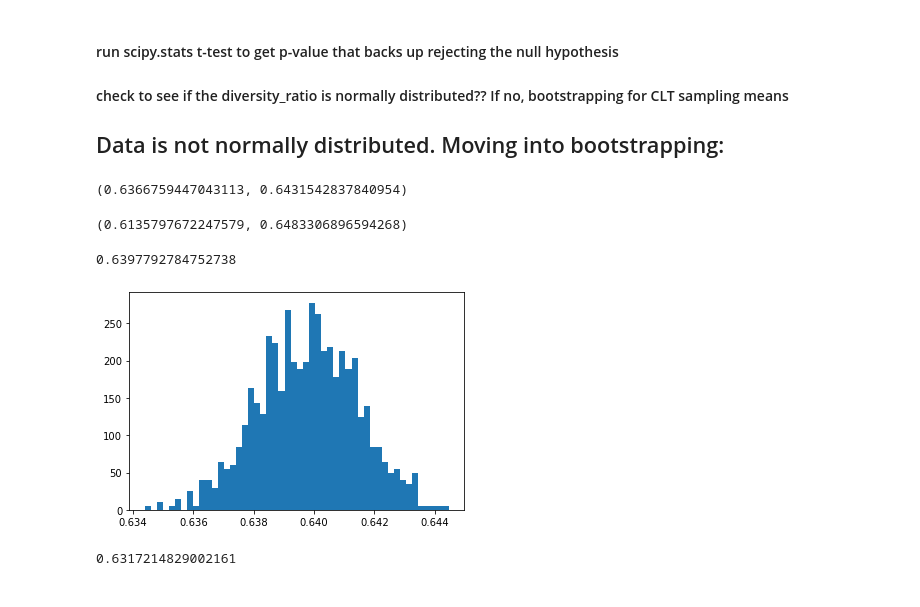
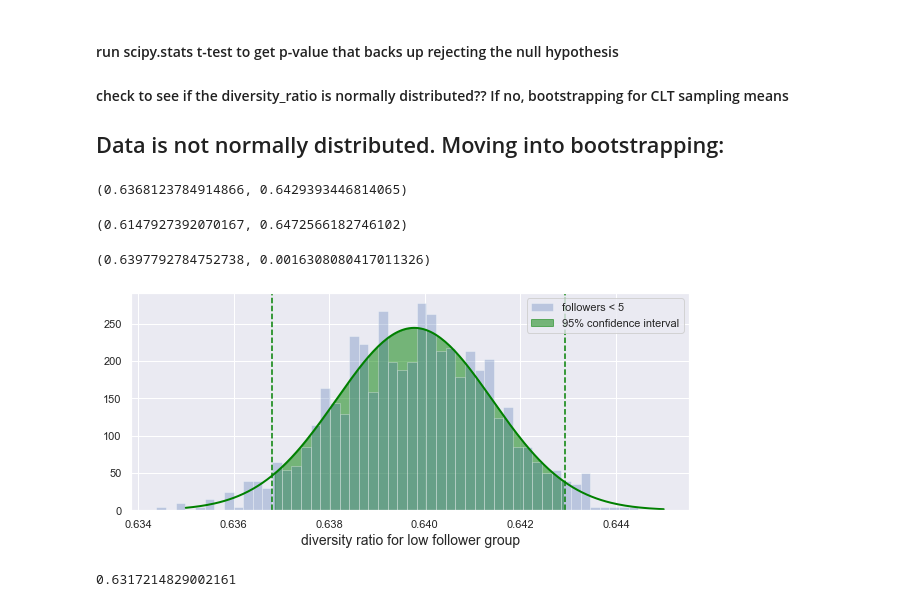
Before and after one commit to chris-stellato/capstone1, a Jupyter notebook: visuals_capstone1_day3.ipynb, the cells around one changed output. Cells and saved outputs as stored; diff of their text form; code cells hidden in the pictures.

```diff
--- a/visuals_capstone1_day3.ipynb
+++ b/visuals_capstone1_day3.ipynb
@@ -139,29 +151,43 @@ def bootstrap_ci(boot_samp_list, ci=95):
 
     return left_endpoint, right_endpoint
 # %%
-bootstrap_ci(bootstrap(less_than.diversity_ratio))
+less_left, less_right = bootstrap_ci(bootstrap(less_than.diversity_ratio))
+less_left, less_right
 # %% [output]
-(0.6366759447043113, 0.6431542837840954)
+(0.6368123784914866, 0.6429393446814065)
 # %%
-bootstrap_ci(bootstrap(greater_equal.diversity_ratio))
+greater_left, greater_right = bootstrap_ci(bootstrap(greater_equal.diversity_ratio))
+greater_left, greater_right
 # %% [output]
-(0.6135797672247579, 0.6483306896594268)
+(0.6147927392070167, 0.6472566182746102)
 # %%
 ## Overlap in confidence intervals, FAIL to reject the null hypothesis
 # %%
 less_sample_strap_list = np.array(bootstrap(less_than.diversity_ratio, 1000))
 
 less_mean_list = less_sample_strap_list.mean(axis=1)
-# %%
-less_mean_list.mean()
-# %% [output]
-0.6397792784752738
-# %%
-fig, ax = plt.subplots()
-ax.hist(less_mean_list, bins=50, density=True)
-plt.show()
-# %% [output]
-[figure, removed]
+# %%
+less_bootstrap_mean = less_mean_list.mean()
+less_bootstrap_std = less_mean_list.std()
+less_norm_dist = stats.norm(less_bootstrap_mean, less_bootstrap_std)
+less_bootstrap_mean, less_bootstrap_std
+# %% [output]
+(0.6397792784752738, 0.0016308080417011326)
+# %%
+x = np.linspace(.635, .645, num=200)
+
+fig, ax = plt.subplots(figsize=(10,4))
+ax.hist(less_mean_list, bins=50, density=True, alpha=0.3, label='followers < 5')
+ax.plot(x, less_norm_dist.pdf(x), linewidth=2, color='green')
+ax.axvline(less_left, color='green', linestyle='dashed')
+ax.axvline(less_right, color='green', linestyle='dashed')
+ax.fill_between(x, less_norm_dist.pdf(x), where=((less_left <= x) * (less_right >= x)), color='green', alpha = 0.5, label='95% confidence interval')
+ax.set_xlabel('diversity ratio for low follower group', fontsize=14)
+plt.legend()
+fig.savefig('low_follower_bootstrap.png', dpi=300)
+plt.show()
+# %% [output]
+[figure, added]
 # %%
 greater_sample_strap_list = np.array(bootstrap(greater_equal.diversity_ratio, 1000))
 
```
Also changed, not shown: parts of 13 cells of this notebook.
